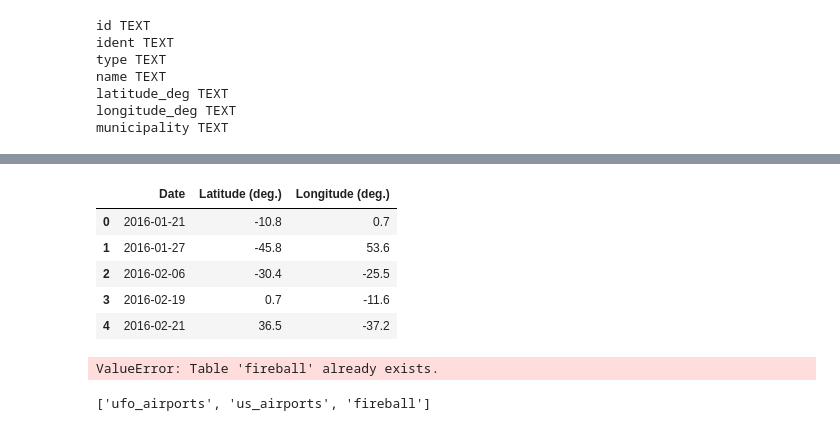
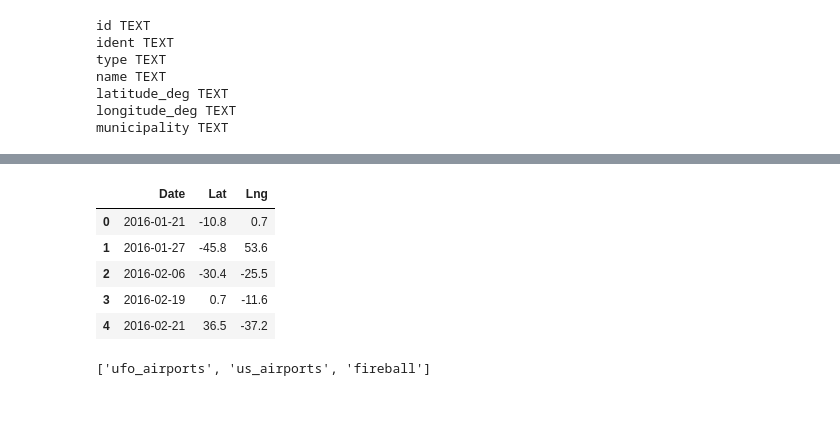
Before and after one commit to rromang/ETL-Project, a Jupyter notebook: db_connection.ipynb, the cells around one changed output, grey strips where cells are left out. Drawn from its saved outputs; the diff is of its cells as text; code cells hidden in the pictures.

```diff
--- a/db_connection.ipynb
+++ b/db_connection.ipynb
@@ -146,10 +146,11 @@ engine.execute('SELECT * FROM us_airports LIMIT 10').fetchall()
 # %%
 csv_path = "Datasets/fireball_clean.csv"
 fireball_df = pd.read_csv(csv_path)
 fireball_df_dropped = fireball_df.drop(['date'], axis = 1)
+fireball_df_dropped = fireball_df_dropped.rename(columns={'Latitude (deg.)': 'Lat', 'Longitude (deg.)': 'Lng'})
 fireball_df_dropped.head()
 # %% [output]
-|  | Date | Latitude (deg.) | Longitude (deg.) |
+|  | Date | Lat | Lng |
 | 0 | 2016-01-21 | -10.8 | 0.7 |
 | 1 | 2016-01-27 | -45.8 | 53.6 |
 | 2 | 2016-02-06 | -30.4 | -25.5 |
@@ -157,8 +158,6 @@ fireball_df_dropped.head()
 | 4 | 2016-02-21 | 36.5 | -37.2 |
 # %%
 fireball_df_dropped.to_sql('fireball', connection, index=False)
-# %% [output]
-ValueError: Table 'fireball' already exists.
 # %%
 inspector = inspect(engine)
 inspector.get_table_names()
```
Also changed, not shown: parts of 6 cells of this notebook, 1 other file.
